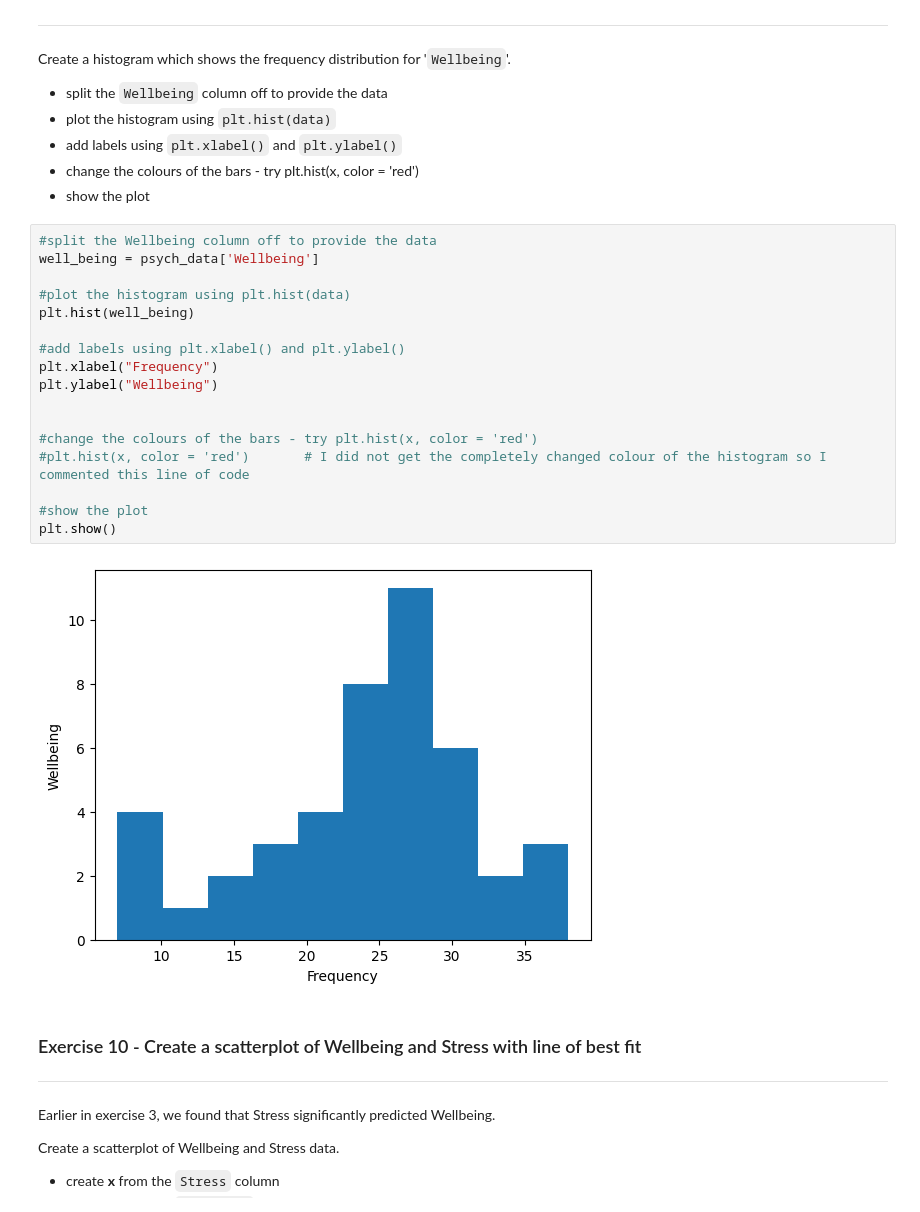
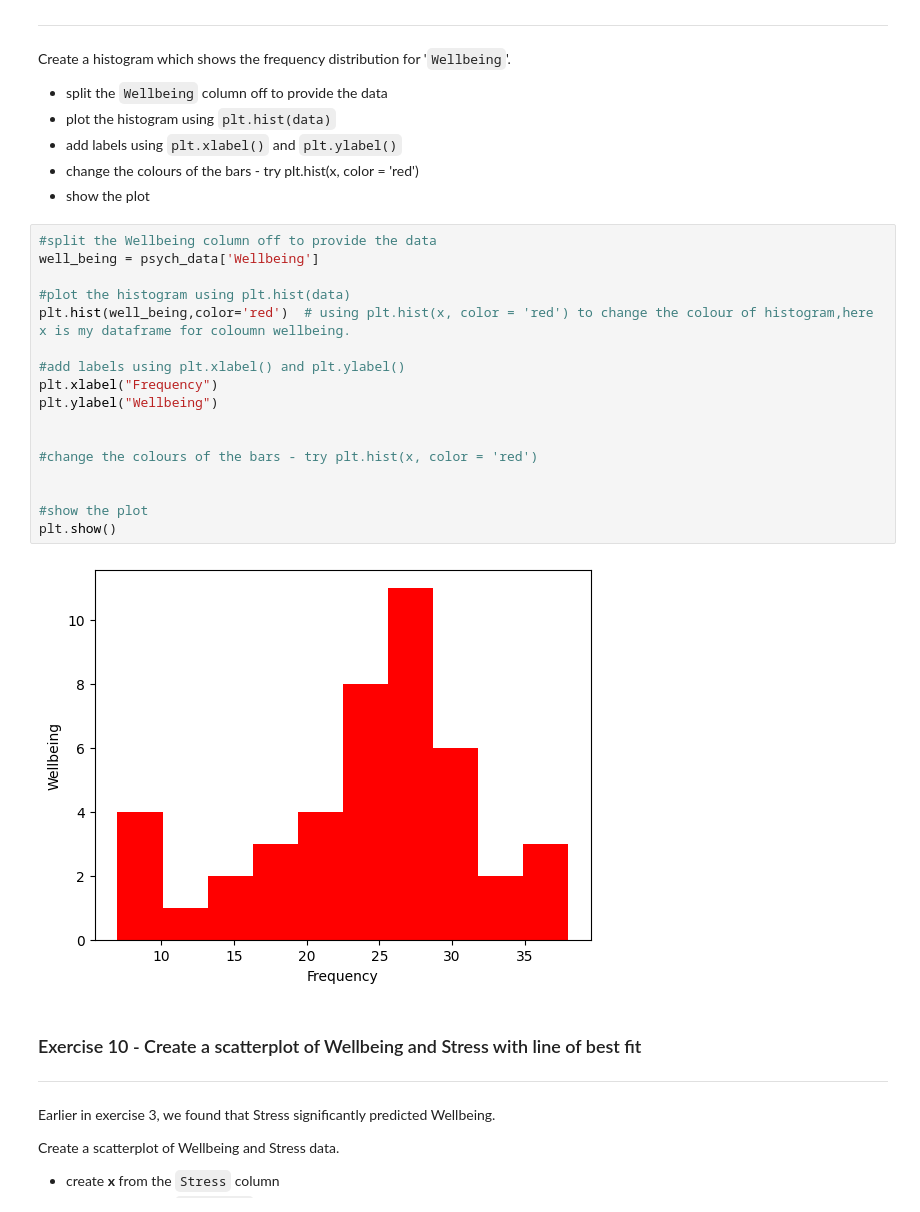
Before and after one commit to K-Dwivedi/Code-Division, a Jupyter notebook: Correlation_and_visualisation.ipynb, the cells around one changed output. Drawn from its saved outputs; the diff is of its cells as text.

```diff
--- a/Correlation_and_visualisation.ipynb
+++ b/Correlation_and_visualisation.ipynb
@@ -525,22 +525,22 @@ Create a histogram which shows the frequency distribution for '`Wellbeing`'.
 # %%
 #split the Wellbeing column off to provide the data
 well_being = psych_data['Wellbeing']
 
 #plot the histogram using plt.hist(data)
-plt.hist(well_being)
+plt.hist(well_being,color='red')  # using plt.hist(x, color = 'red') to change the colour of histogram,here x is my dataframe for coloumn wellbeing.
 
 #add labels using plt.xlabel() and plt.ylabel()
 plt.xlabel("Frequency")
 plt.ylabel("Wellbeing")
 
 
 #change the colours of the bars - try plt.hist(x, color = 'red')
-#plt.hist(x, color = 'red')       # I did not get the completely changed colour of the histogram so I commented this line of code
+
 
 #show the plot
 plt.show()
 # %% [output]
-[figure, old version]
+[figure, new version]
 # %% [markdown]
 ### Exercise 10 - Create a scatterplot of Wellbeing and Stress with line of best fit
 ---
```
